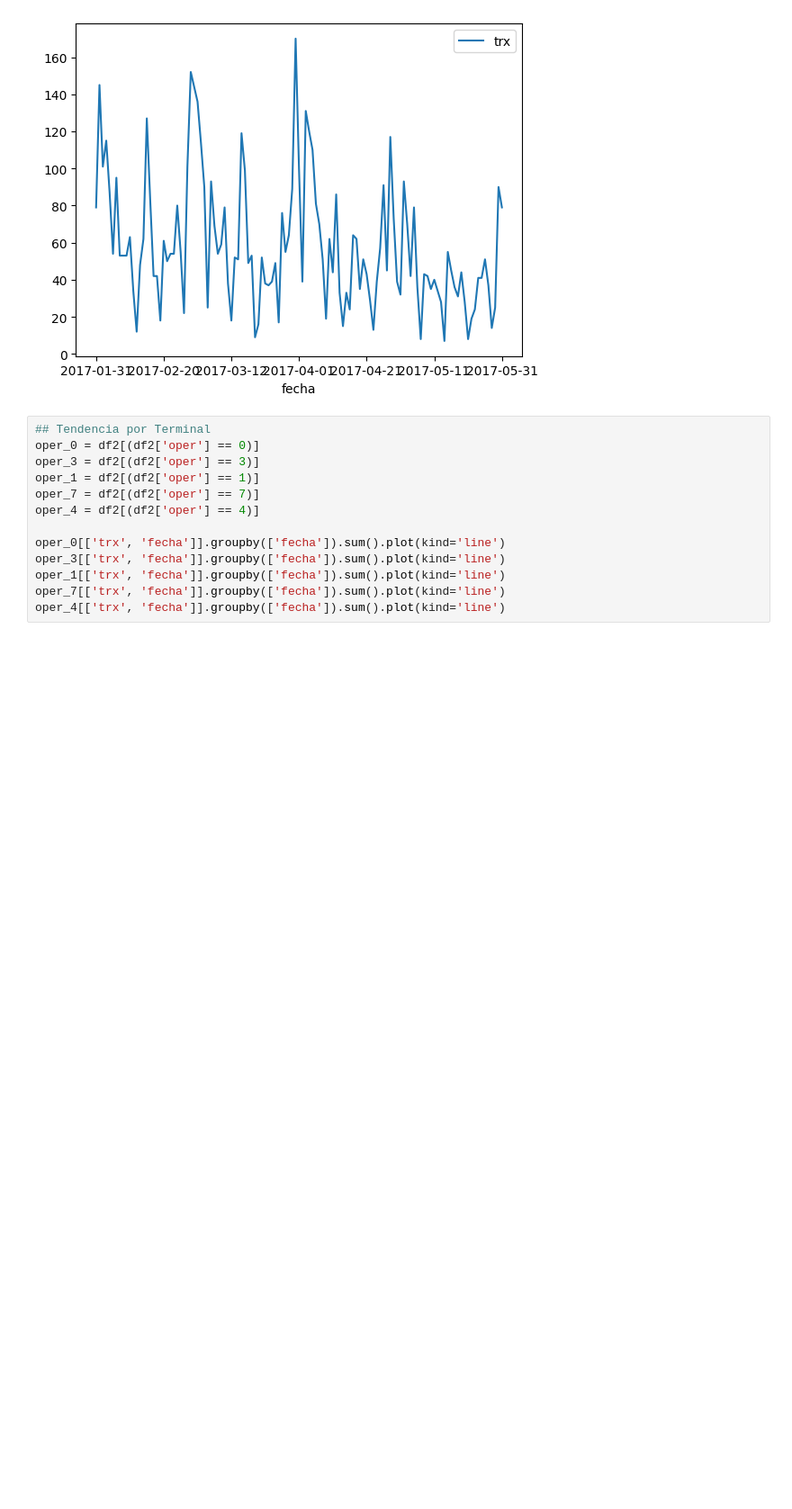
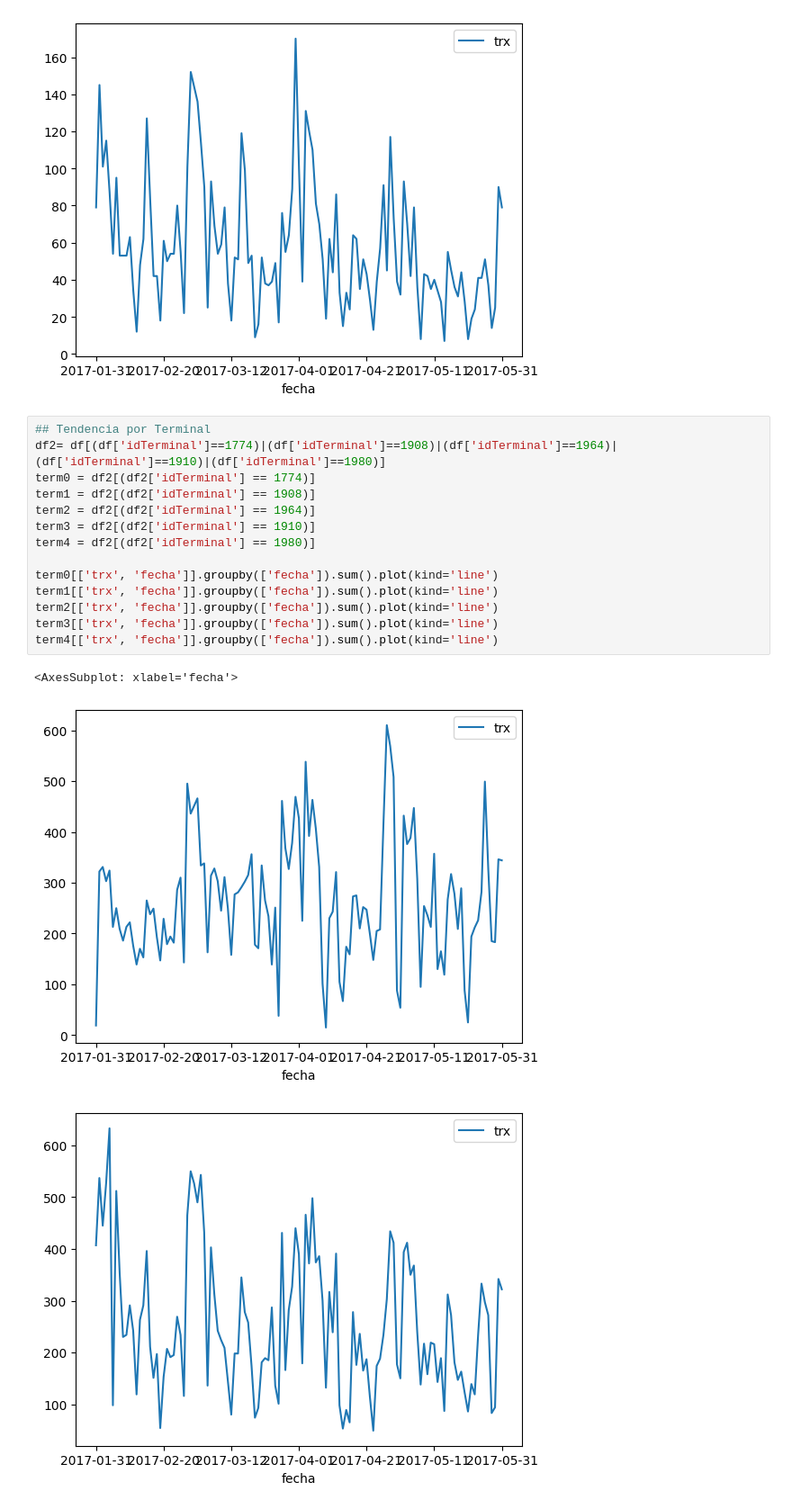
Before and after one commit to barrios420/Prueba-Avista, a Jupyter notebook: Solucion Prueba.ipynb, the cells around one changed output. Shown: that part at 90% size. Drawn from its saved outputs; the diff is of its cells as text; blank space fills up the shorter version.

```diff
--- a/Solucion Prueba.ipynb
+++ b/Solucion Prueba.ipynb
@@ -177,14 +233,19 @@ oper_4[['trx','fecha']].groupby(['fecha']).sum().plot(kind='line')
 [figure]
 # %%
 ## Tendencia por Terminal
-oper_0 = df2[(df2['oper'] == 0)]
-oper_3 = df2[(df2['oper'] == 3)]
-oper_1 = df2[(df2['oper'] == 1)]
-oper_7 = df2[(df2['oper'] == 7)]
-oper_4 = df2[(df2['oper'] == 4)]
+df2= df[(df['idTerminal']==1774)|(df['idTerminal']==1908)|(df['idTerminal']==1964)|(df['idTerminal']==1910)|(df['idTerminal']==1980)]
+term0 = df2[(df2['idTerminal'] == 1774)]
+term1 = df2[(df2['idTerminal'] == 1908)]
+term2 = df2[(df2['idTerminal'] == 1964)]
+term3 = df2[(df2['idTerminal'] == 1910)]
+term4 = df2[(df2['idTerminal'] == 1980)]
 
-oper_0[['trx', 'fecha']].groupby(['fecha']).sum().plot(kind='line')
-oper_3[['trx', 'fecha']].groupby(['fecha']).sum().plot(kind='line')
-oper_1[['trx', 'fecha']].groupby(['fecha']).sum().plot(kind='line')
-oper_7[['trx', 'fecha']].groupby(['fecha']).sum().plot(kind='line')
-oper_4[['trx', 'fecha']].groupby(['fecha']).sum().plot(kind='line')
+term0[['trx', 'fecha']].groupby(['fecha']).sum().plot(kind='line')
+term1[['trx', 'fecha']].groupby(['fecha']).sum().plot(kind='line')
+term2[['trx', 'fecha']].groupby(['fecha']).sum().plot(kind='line')
+term3[['trx', 'fecha']].groupby(['fecha']).sum().plot(kind='line')
+term4[['trx', 'fecha']].groupby(['fecha']).sum().plot(kind='line')
+# %% [output]
+<AxesSubplot: xlabel='fecha'>
+[figure, added]
+[figure, added]
```
Also changed, not shown: parts of 4 cells of this notebook.
